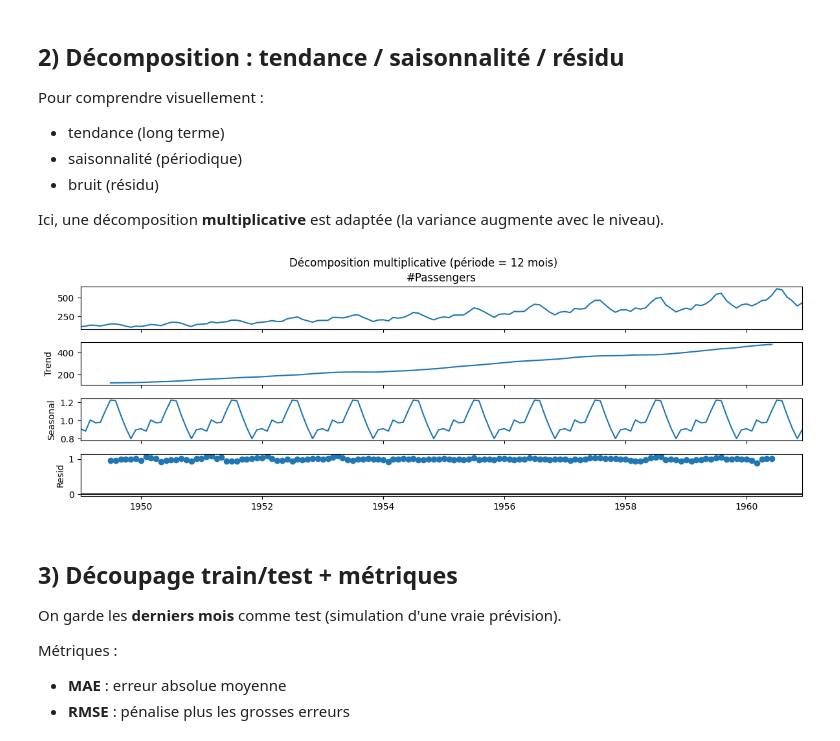
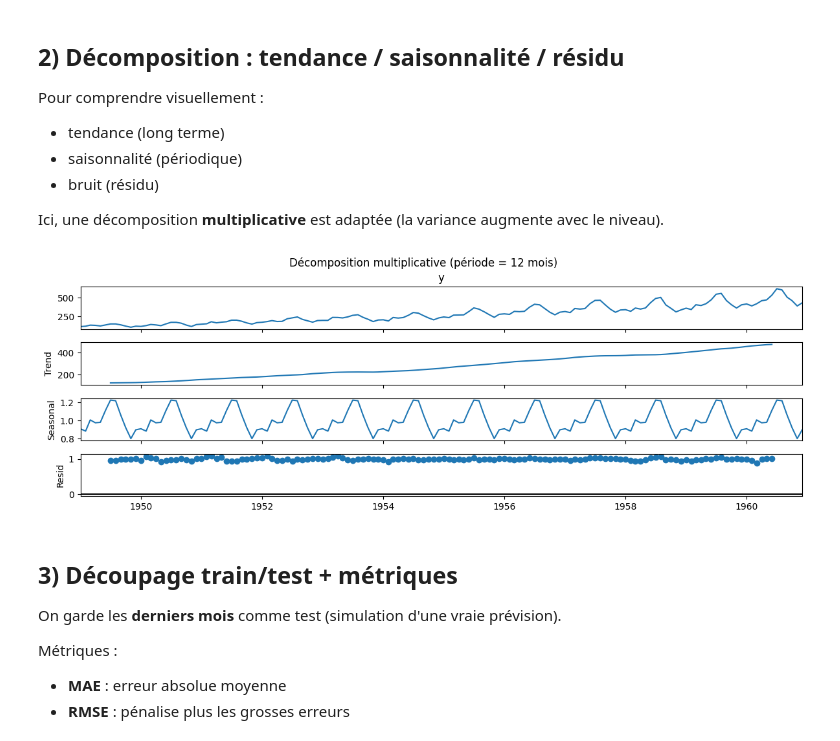
Before and after one commit to azizYaaba/citadel-sc-2025-time-series, a Jupyter notebook: notebooks/TP_ARIMA_SARIMA_AutoARIMA_statsmodels.ipynb, the cells around one changed output. Cells and saved outputs as stored; diff of their text form; code cells hidden in the pictures.

```diff
--- a/notebooks/TP_ARIMA_SARIMA_AutoARIMA_statsmodels.ipynb
+++ b/notebooks/TP_ARIMA_SARIMA_AutoARIMA_statsmodels.ipynb
@@ -89,6 +48,8 @@ data
+# %%
+data = pd.read_csv("../data/air_passengers.csv")
 # %%
 # Préparer un DataFrame propre avec un index datetime
-df = data.rename(columns={"passengers": "y"})
+df = data.rename(columns={"#Passengers": "y"})
 df["month"] = pd.to_datetime(df["Month"])
 df = df.set_index("month").asfreq("MS")  # fréquence mensuelle (month start)
 df.head()
@@ -120,12 +81,12 @@ Pour comprendre visuellement :
 
 Ici, une décomposition **multiplicative** est adaptée (la variance augmente avec le niveau).
 # %%
-decomp = seasonal_decompose(df["#Passengers"], model="multiplicative", period=12)
+decomp = seasonal_decompose(df["y"], model="multiplicative", period=12)
 decomp.plot()
 plt.suptitle("Décomposition multiplicative (période = 12 mois)", y=1.02)
 plt.show()
 # %% [output]
-[figure, old version]
+[figure, new version]
 # %% [markdown]
 ## 3) Découpage train/test + métriques
 
```
Also changed, not shown: parts of 24 cells of this notebook.
